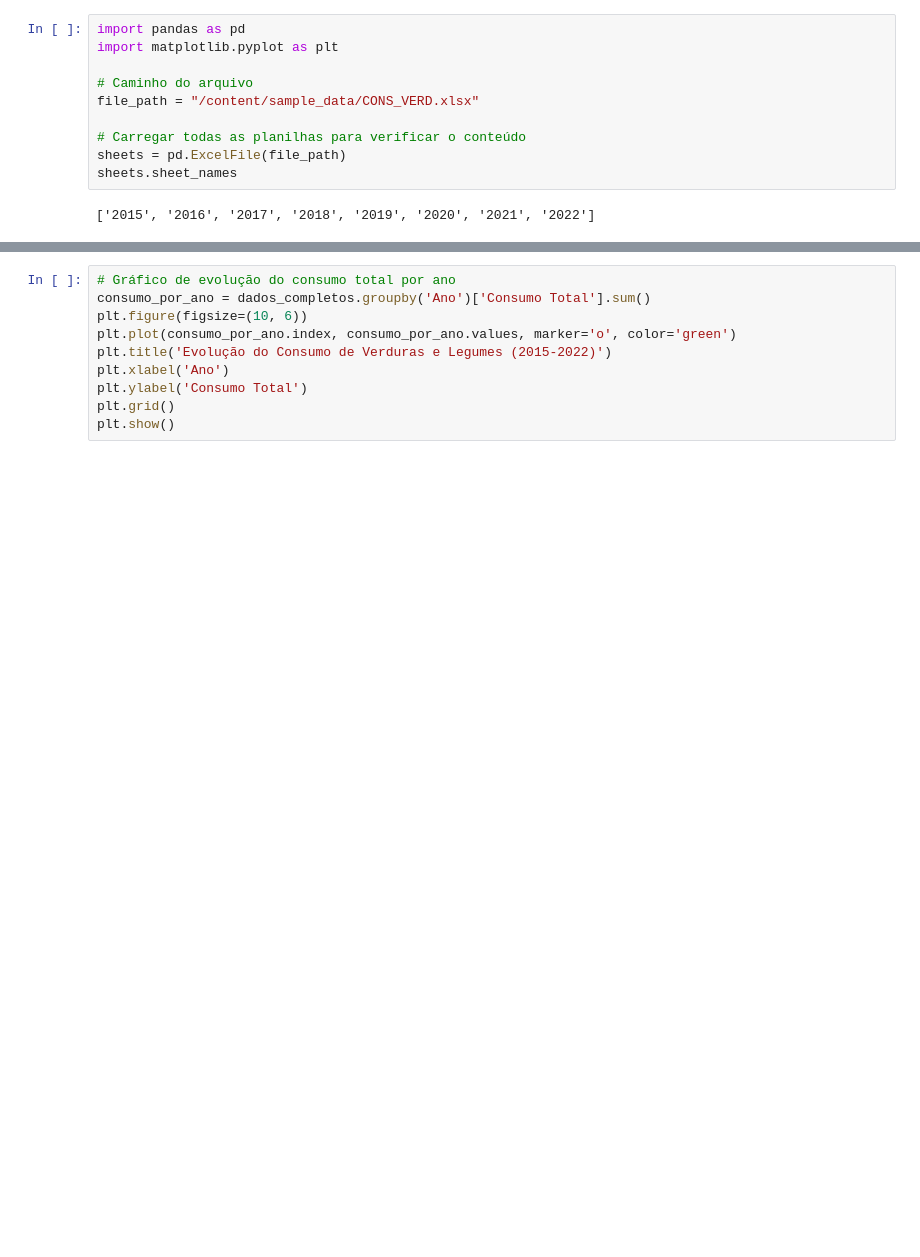
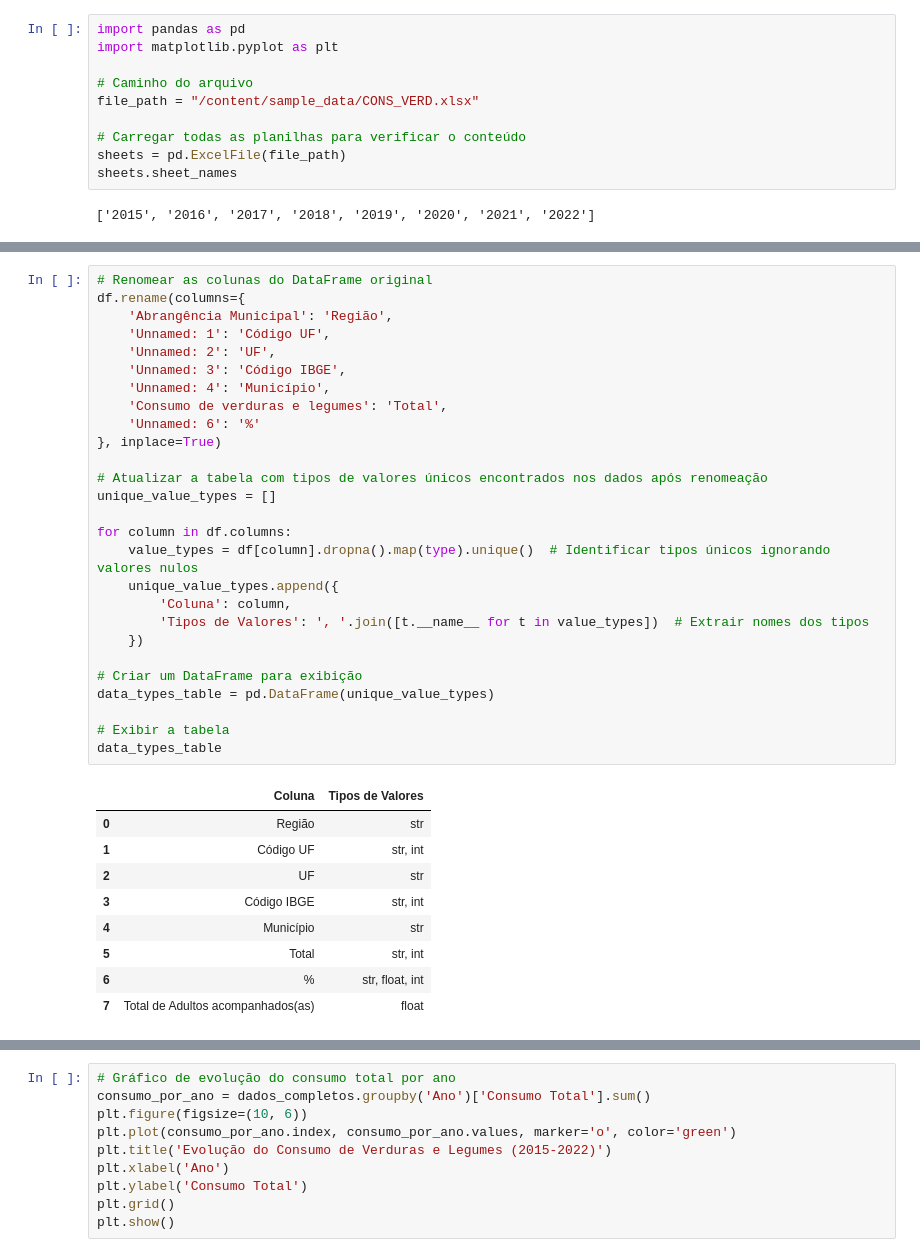
Before and after one commit to GGuedesA/Gestao-da-Informaco, a Jupyter notebook: IFit.ipynb, the cells around one changed output, grey strips where cells are left out. Drawn from its saved outputs; the diff is of its cells as text; blank space fills up the shorter version.

```diff
--- a/IFit.ipynb
+++ b/IFit.ipynb
@@ -22,3 +51,40 @@ https://docs.google.com/spreadsheets/d/1QWkJWU1yt_4o-f2z2eu5vYf0EuI5EgRI2yTetHwL
+# %%
+# Renomear as colunas do DataFrame original
+df.rename(columns={
+    'Abrangência Municipal': 'Região',
+    'Unnamed: 1': 'Código UF',
+    'Unnamed: 2': 'UF',
+    'Unnamed: 3': 'Código IBGE',
+    'Unnamed: 4': 'Município',
+    'Consumo de verduras e legumes': 'Total',
+    'Unnamed: 6': '%'
+}, inplace=True)
+
+# Atualizar a tabela com tipos de valores únicos encontrados nos dados após renomeação
+unique_value_types = []
+
+for column in df.columns:
+    value_types = df[column].dropna().map(type).unique()  # Identificar tipos únicos ignorando valores nulos
+    unique_value_types.append({
+        'Coluna': column,
+        'Tipos de Valores': ', '.join([t.__name__ for t in value_types])  # Extrair nomes dos tipos
+    })
+
+# Criar um DataFrame para exibição
+data_types_table = pd.DataFrame(unique_value_types)
+
+# Exibir a tabela
+data_types_table
+# %% [output]
+|  | Coluna | Tipos de Valores |
+| 0 | Região | str |
+| 1 | Código UF | str, int |
+| 2 | UF | str |
+| 3 | Código IBGE | str, int |
+| 4 | Município | str |
+| 5 | Total | str, int |
+| 6 | % | str, float, int |
+| 7 | Total de Adultos acompanhados(as) | float |
 # %%
 # Lista de anos
 anos = ['2015', '2016', '2017', '2018', '2019', '2020', '2021', '2022']
```
Also changed, not shown: parts of 5 cells of this notebook.
